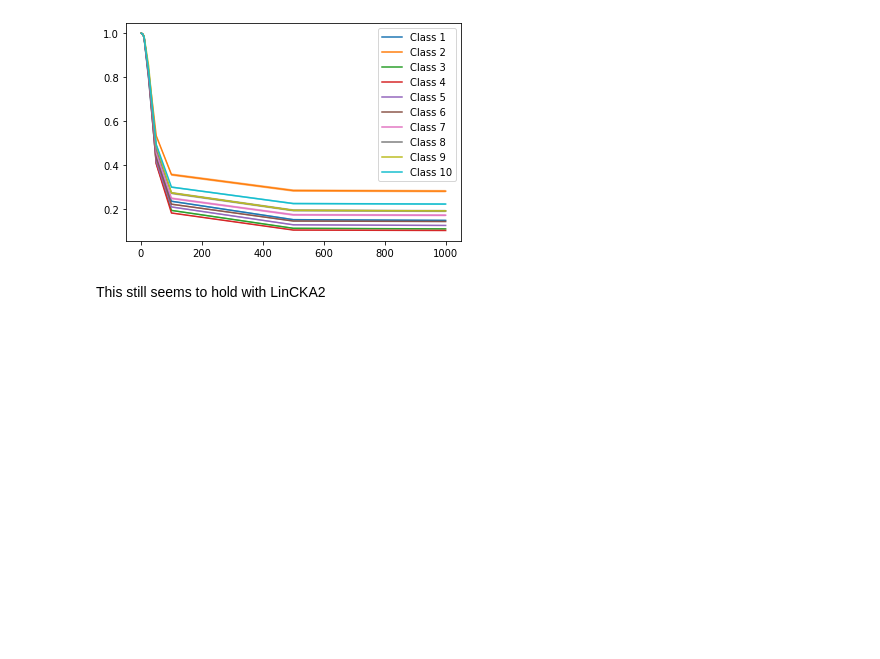
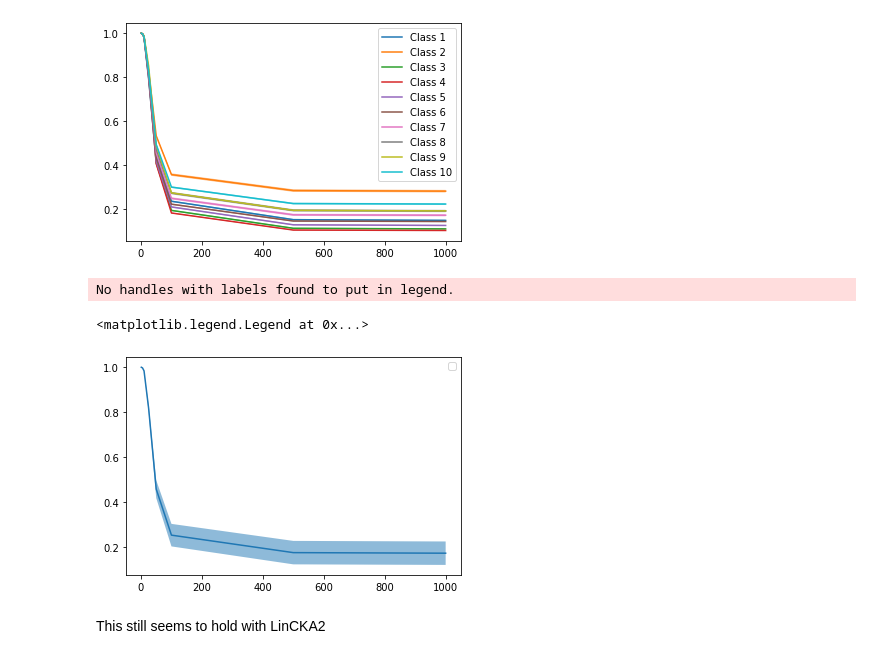
Before and after one commit to shoroi/cka_christmas_tree, a Jupyter notebook: gtrl_split_exp_test.ipynb, the cells around one changed output. Drawn from its saved outputs; the diff is of its cells as text; code cells hidden in the pictures; blank space fills up the shorter version.

```diff
--- a/gtrl_split_exp_test.ipynb
+++ b/gtrl_split_exp_test.ipynb
@@ -403,6 +408,27 @@ plt.legend()
 # %% [output]
 <matplotlib.legend.Legend at 0x...>
 [figure]
+# %%
+data = np.load('data/cifar10_translation_data_lincka2_layer-1.npy')
+c_list = [1, 5, 10, 25, 50, 100, 500, 1000, 2500, 5000, 7500, 1e4, 1.5e4, 2e4]
+
+
+means = np.mean(data, axis = 1)[1:]
+stds = np.std(data, axis = 1)[1:]
+
+new_means = np.mean(means, axis=0)
+new_stds = np.std(means, axis=0)
+
+end = -6
+
+plt.plot(c_list[:end], new_means[:,1][:end])
+plt.fill_between(c_list[:end], new_means[:,1][:end]-new_stds[:,1][:end], new_means[:,1][:end]+new_stds[:,1][:end], alpha = 0.5)
+
+plt.legend()
+# %% [output]
+No handles with labels found to put in legend.
+<matplotlib.legend.Legend at 0x...>
+[figure, added]
 # %% [markdown]
 This still seems to hold with LinCKA2
 # %% [markdown]
```
Also changed, not shown: parts of 2 cells of this notebook, 2 other files.
